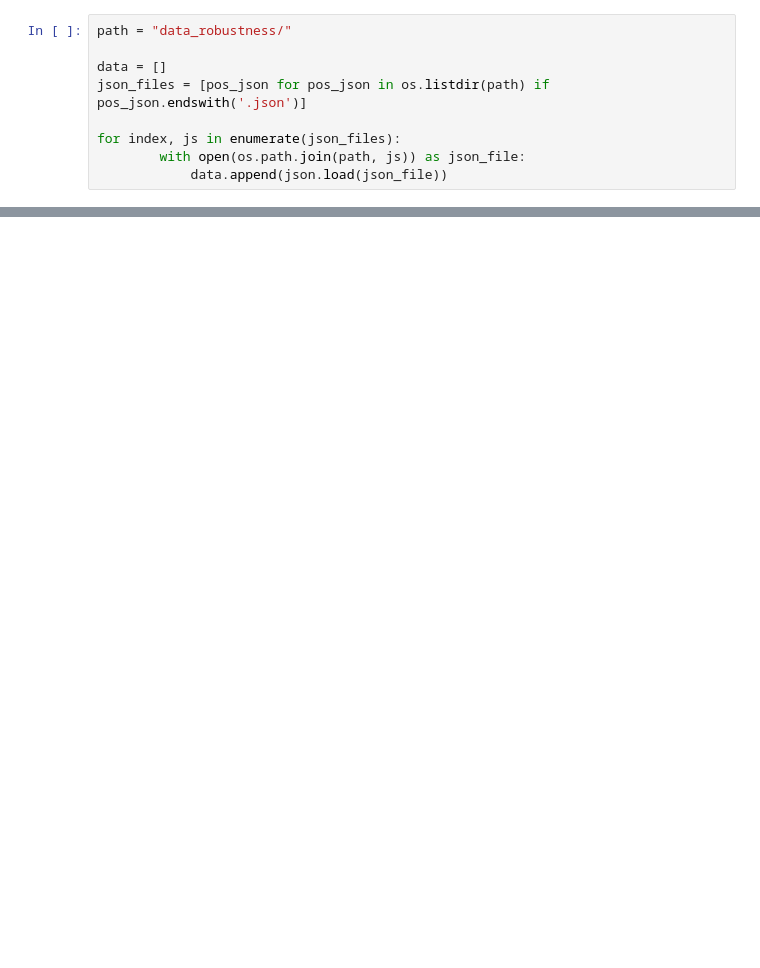
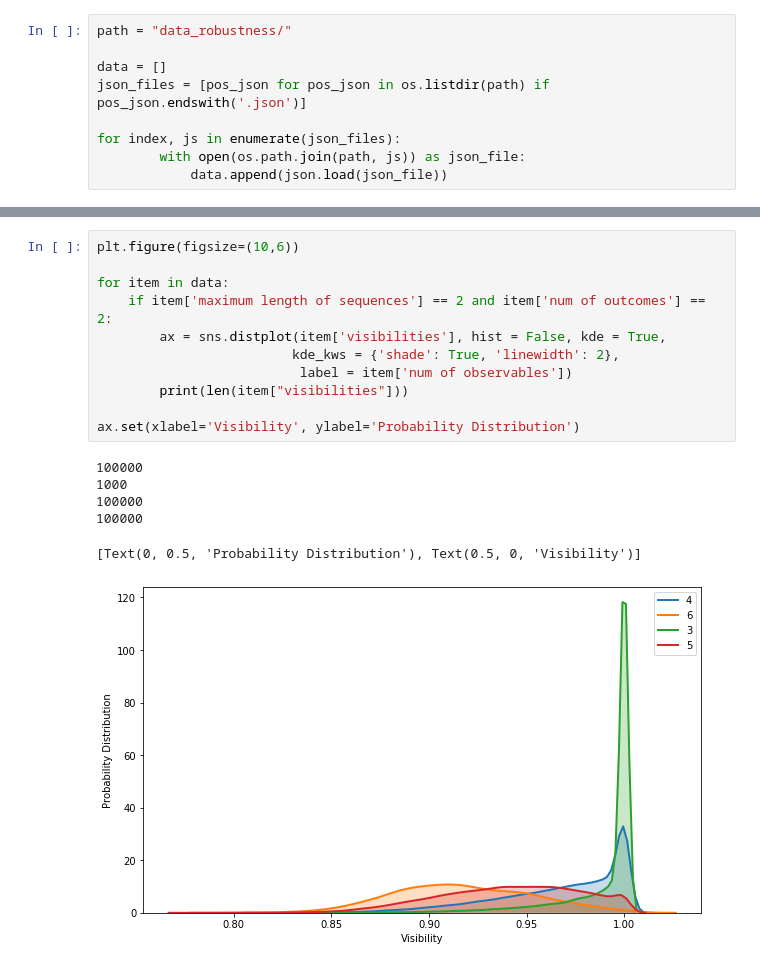
Before and after one commit to adelshb/Bounding-the-dimension-of-quantum-systems-with-sequential-measurements, a Jupyter notebook: public/Minimum visibility in M22.ipynb, the cells around one changed output, grey strips where cells are left out. Drawn from its saved outputs; the diff is of its cells as text; blank space fills up the shorter version.

```diff
--- a/public/Minimum visibility in M22.ipynb
+++ b/public/Minimum visibility in M22.ipynb
@@ -36,0 +50,18 @@ for index, js in enumerate(json_files):
+# %%
+plt.figure(figsize=(10,6))
+
+for item in data:
+    if item['maximum length of sequences'] == 2 and item['num of outcomes'] == 2:
+        ax = sns.distplot(item['visibilities'], hist = False, kde = True,
+                         kde_kws = {'shade': True, 'linewidth': 2},
+                          label = item['num of observables'])
+        print(len(item["visibilities"]))
+
+ax.set(xlabel='Visibility', ylabel='Probability Distribution')
+# %% [output]
+100000
+1000
+100000
+100000
+[Text(0, 0.5, 'Probability Distribution'), Text(0.5, 0, 'Visibility')]
+[figure, added]
```
Also changed, not shown: parts of 5 cells of this notebook.
